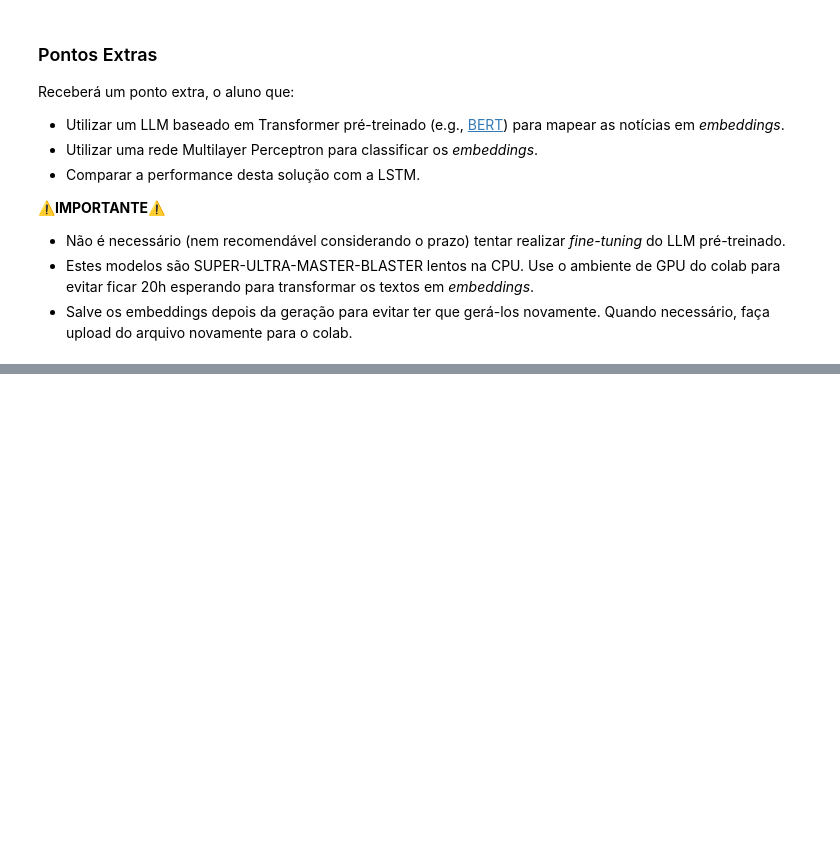
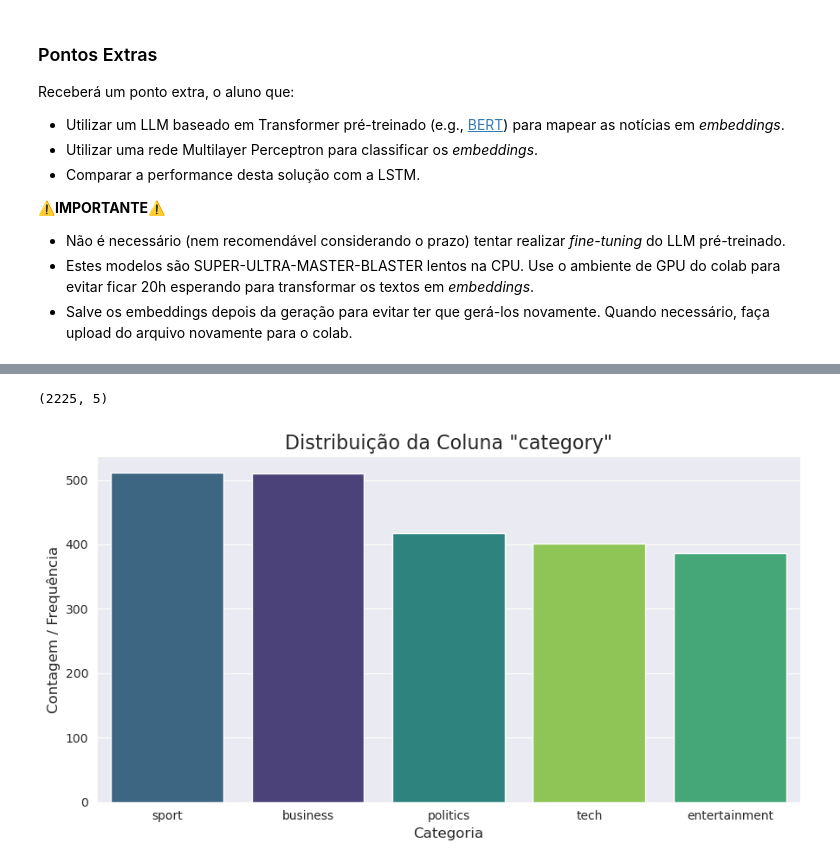
Before and after one commit to hygo2025/rna, a Jupyter notebook: src/trabalhos/03/T3_lstm.ipynb, the cells around one changed output, grey strips where cells are left out. Cells and saved outputs as stored; diff of their text form; code cells hidden in the pictures; blank space fills up the shorter version.

```diff
--- a/src/trabalhos/03/T3_lstm.ipynb
+++ b/src/trabalhos/03/T3_lstm.ipynb
@@ -44,0 +116,3 @@ Receberá um ponto extra, o aluno que:
+# %%
+config = Config()
+print(config)
@@ -44,0 +168,4 @@ Receberá um ponto extra, o aluno que:
+# %%
+data_handler = DataHandler(seed=config.torch_seed)
+df = data_handler.get_data()
+df.head()
@@ -44,0 +180,18 @@ Receberá um ponto extra, o aluno que:
+# %%
+df.shape
+# %% [output]
+(2225, 5)
+# %%
+plt.figure(figsize=(9, 5))
+
+order = df['category'].value_counts().index
+sns.countplot(data=df, x='category', order=order, palette='viridis', hue='category', legend=False)
+
+plt.title('Distribuição da Coluna "category"', fontsize=16)
+plt.xlabel('Categoria', fontsize=12)
+plt.ylabel('Contagem / Frequência', fontsize=12)
+
+plt.tight_layout()
+plt.show()
+# %% [output]
+[figure, added]
```
Also changed, not shown: parts of 21 cells of this notebook, 5 other files.
